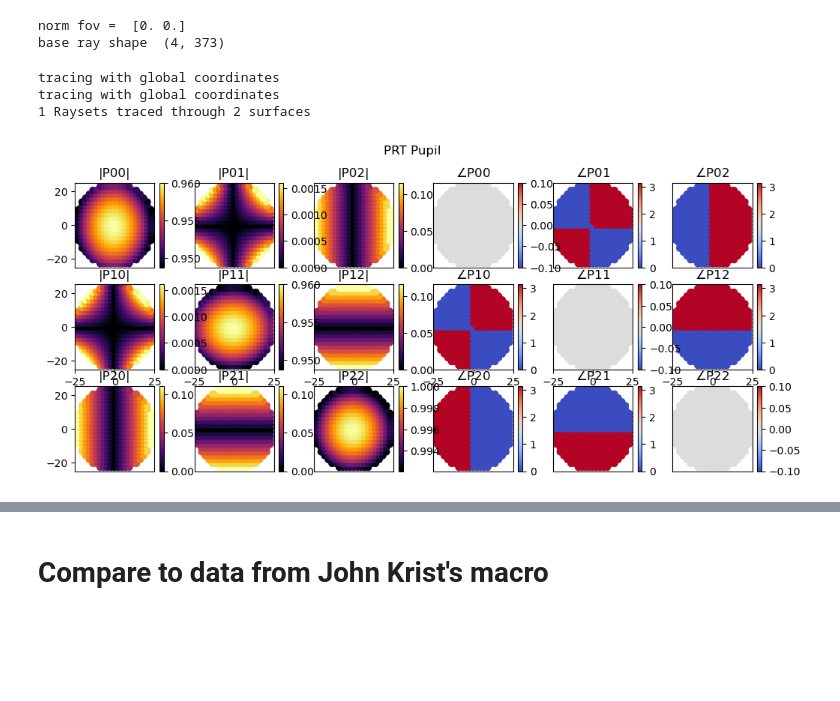
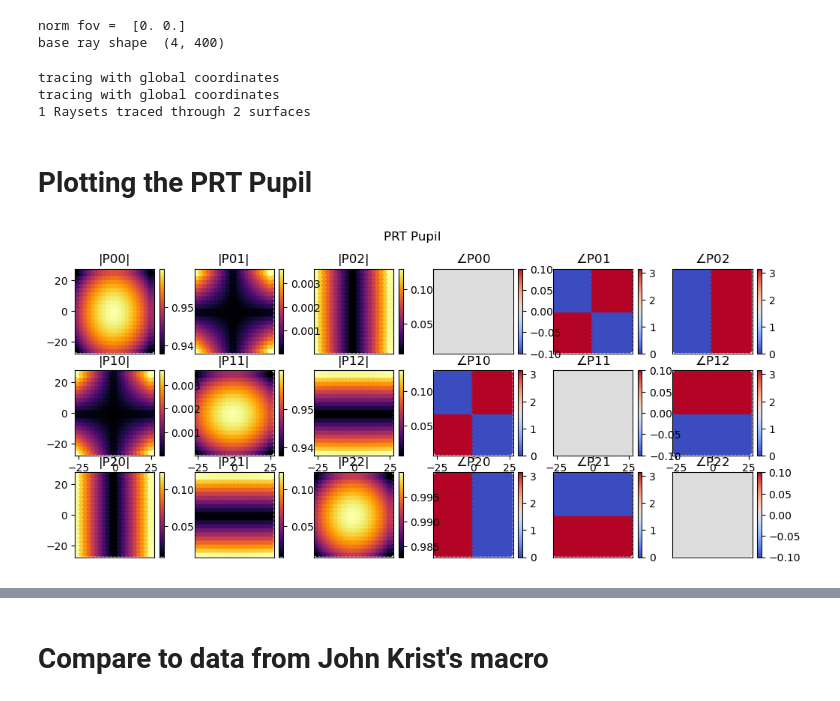
Before and after one commit to Jashcraf/poke, a Jupyter notebook: experiments/physics_validation/singlet_prt.ipynb, the cells around one changed output, grey strips where cells are left out. Saved outputs shown, nothing was run; the diff lists cells and outputs as text; code cells hidden in the pictures; blank space fills up the shorter version.

```diff
--- a/experiments/physics_validation/singlet_prt.ipynb
+++ b/experiments/physics_validation/singlet_prt.ipynb
@@ -6,15 +10,15 @@ import poke.plotting as plot
 pth_to_lens = 'C:/Users/Work/Desktop/poke/experiments/physics_validation/singlet.zmx'
 
 # rayfront parameters
-number_of_rays = 23 # across the entrance pupil
+number_of_rays = 20 # across the entrance pupil
 wavelength = 0.6e-6
 pupil_radius = 50/2 # semi-aperture of lens
 max_field_of_view = 1 # degrees
 
-rf = Rayfront(number_of_rays, wavelength, pupil_radius, max_field_of_view, circle=True)
+rf_zmx= Rayfront(number_of_rays, wavelength, pupil_radius, max_field_of_view, circle=False)
 # %% [output]
 norm fov =  [0. 0.]
-base ray shape  (4, 373)
+base ray shape  (4, 400)
 # %%
 n_air = 1.
 n_glass = 1.5
@@ -39,4 +42,6 @@ rf.compute_jones_pupil()
+# %% [markdown]
+# Plotting the PRT Pupil
 # %%
-plot.prt_pupil(rf, coordinates='polar')
+plot.prt_pupil(rf_zmx)
 # %% [output]
-[figure, old version]
+[figure, new version]
```
Also changed, not shown: parts of 22 cells of this notebook, 11 other files.
